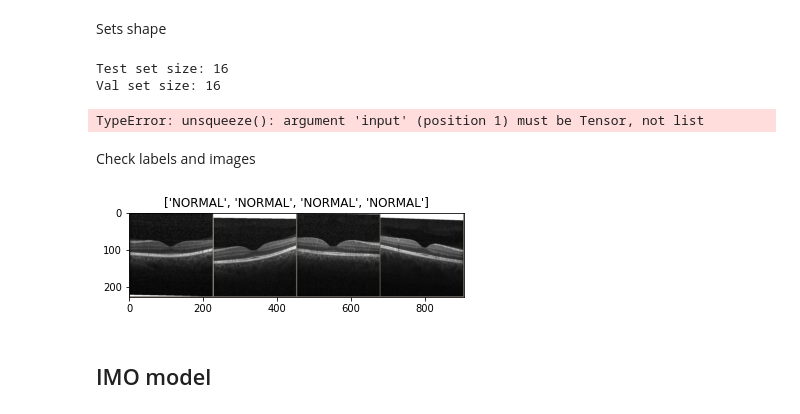
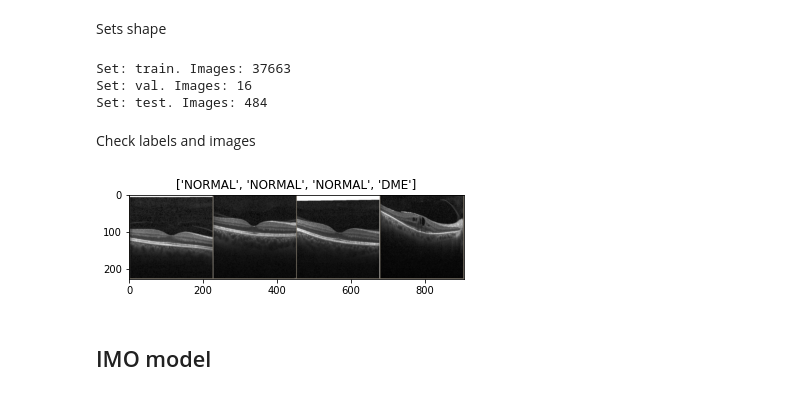
Before and after one commit to HpcDataLab/DL_ENESJ_IMO, a Jupyter notebook: AlexNetBinary.ipynb, the cells around one changed output. Cells and saved outputs as stored; diff of their text form; code cells hidden in the pictures.

Commit message:
Data loader for binary classification problem

```diff
--- a/AlexNetBinary.ipynb
+++ b/AlexNetBinary.ipynb
@@ -118,46 +106,50 @@ TypeError: object of type 'generator' has no len()
+# %%
+image_datasets = {
+    set_type : customImageFolderDataset(root=data_dir + set_type, labels=labels_list, transform=transform)
+    for set_type in sets
+}
+
+data_loader = {
+    x: torch.utils.data.DataLoader(image_datasets[x],
+                                   batch_size=batch_size,
+                                   shuffle=True,
+                                   pin_memory=True) for x in sets
+}
 # %% [markdown]
 Sets shape
 # %%
-#print(f"Train set size: {len(trnY)}")
-print(f"Test set size: {len(tstY)}")
-print(f"Val set size: {len(valY)}")
+for set_type in sets:
+    print(f"Set: {set_type}. Images: {len(data_loader[set_type].dataset)}")
 # %% [output]
-Test set size: 16
-Val set size: 16
+Set: train. Images: 37663
+Set: val. Images: 16
+Set: test. Images: 484
-# %%
-imoAlexnet.eval()
-inps = valBatch[0][0]
-inps = torch.unsqueeze(inps, 0)
-inps
-#inps = torch.cat(inps)
-#imoAlexnet()
-# %% [output]
-TypeError: unsqueeze(): argument 'input' (position 1) must be Tensor, not list
 # %% [markdown]
 Check labels and images
 # %%
 import numpy as np
 import matplotlib.pyplot as plt
+from torchvision.utils import make_grid
 
 # Our images are normalized so denormalize then and convert them to numpy
 def imshow(img, title=None):
     img = img.numpy().transpose((1, 2, 0))
     mean = np.array([0.485, 0.456, 0.406])
     std = np.array([0.229, 0.224, 0.225])
     img = std*img + mean
     img = np.clip(img, 0, 1)
     plt.imshow(img)
     if title is not None:
         plt.title(title)
     plt.pause(0.001)
 
 
 
-images, labels = valX[-4:], valY[-4:]
-grid_img = make_grid(images, nrow=4)
-imshow(grid_img, title = [labels_list[x] for x in labels[-4:]])
+images, labels = next(iter(data_loader['val']))
+grid_img = make_grid(images[:4], nrow=4)
+imshow(grid_img, title = [labels_list[x] for x in labels[:4]])
 # %% [output]
-[figure, old version]
+[figure, new version]
 # %% [markdown]
 ## IMO model
 # %% [markdown]
```
Also changed, not shown: parts of 15 cells of this notebook.
